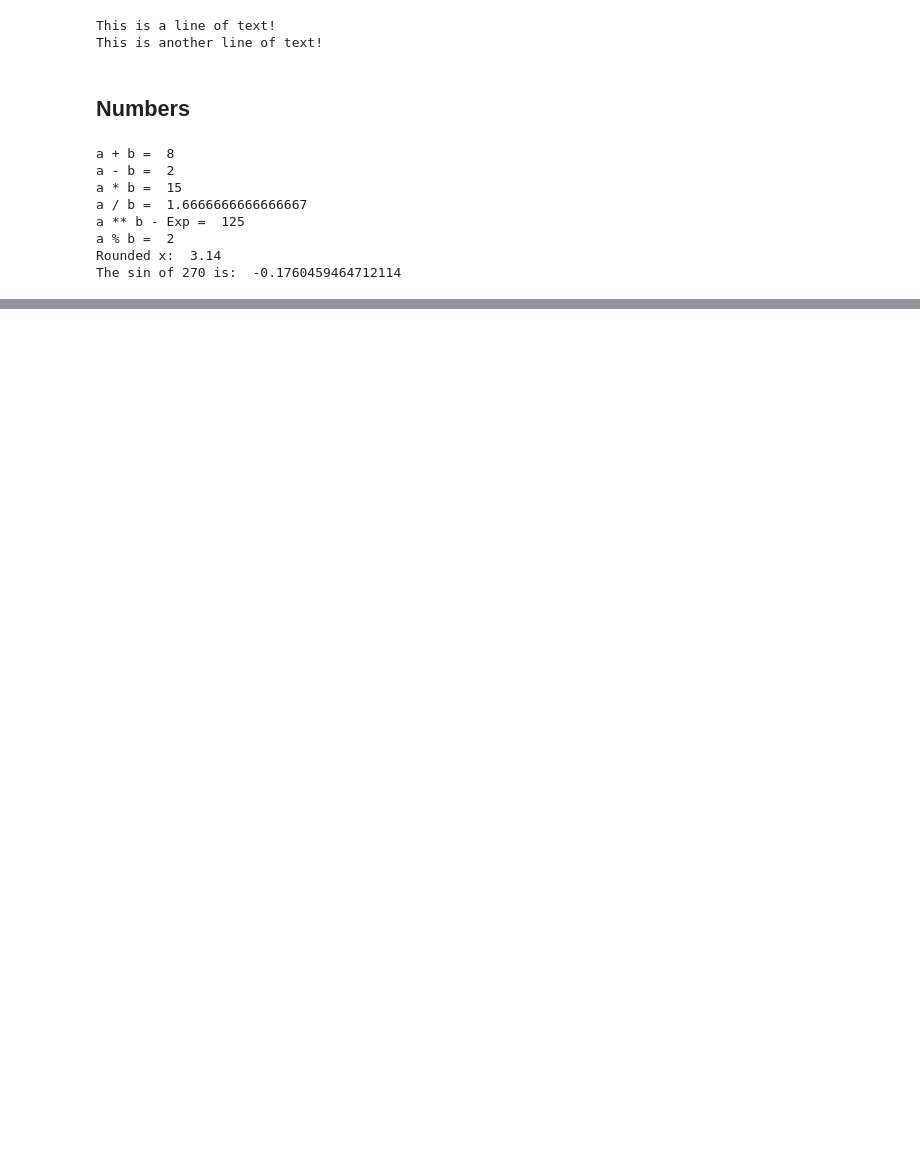
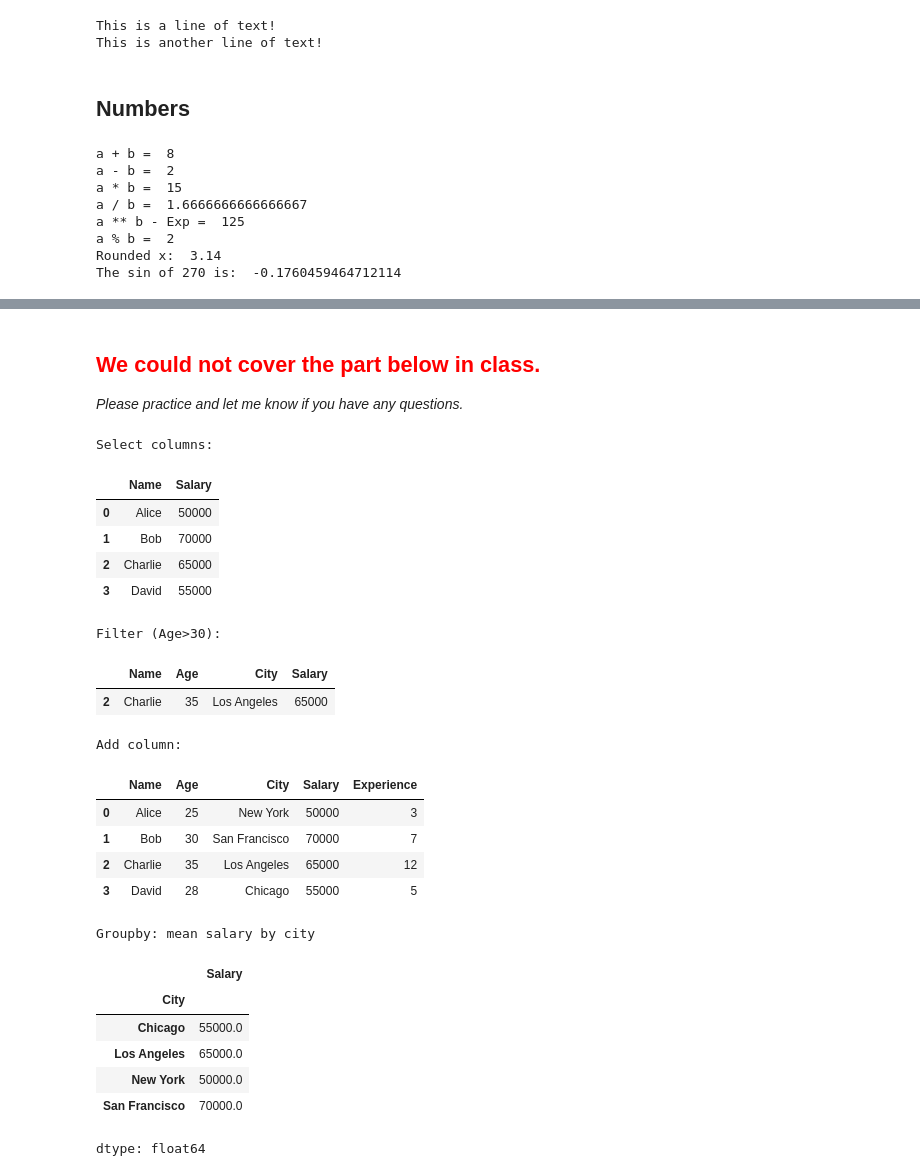
Before and after one commit to jenniferbleaux1/msa550-code-files-2025, a Jupyter notebook: notebooks/00_python_refresher.ipynb, the cells around one changed output, grey strips where cells are left out. Saved outputs shown, nothing was run; the diff lists cells and outputs as text; code cells hidden in the pictures; blank space fills up the shorter version.

Commit message:
Class content covered on Sept 3rd

```diff
--- a/notebooks/00_python_refresher.ipynb
+++ b/notebooks/00_python_refresher.ipynb
@@ -147,0 +334,16 @@ The sin of 270 is:  -0.1760459464712114
+# %%
+import pandas as pd
+import numpy as np
+
+
+data = {
+    'Name': ['Alice', 'Bob', 'Charlie', 'David'],
+    'Age': [25, 30, 35, 28],
+    'City': ['New York', 'San Francisco', 'Los Angeles', 'Chicago'],
+    'Salary': [50000, 70000, 65000, 55000]
+}
+
+
+df = pd.DataFrame(data)
+#print(df)
+display(df)
@@ -147,0 +379,41 @@ The sin of 270 is:  -0.1760459464712114
+# %% [markdown]
+## <font color='red'>We could not cover the part below in class. </font>
+*Please practice and let me know if you have any questions.*
+# %%
+### Select, filter, transform
+print("\nSelect columns:")
+display(df[["Name","Salary"]])   ##  Project two columns by name
+
+print("\nFilter (Age>30):")
+display(df[df["Age"]>30])       # Row filter using a boolean condition
+
+print("\nAdd column:")
+df["Experience"] = [3, 7, 12, 5]  # Create a new column from a list (must match length)
+display(df.head())
+
+print("\nGroupby: mean salary by city")
+display(df.groupby("City")["Salary"].mean())    # Aggregate after grouping by a categorical column
+# %% [output]
+Select columns:
+|  | Name | Salary |
+| 0 | Alice | 50000 |
+| 1 | Bob | 70000 |
+| 2 | Charlie | 65000 |
+| 3 | David | 55000 |
+Filter (Age>30):
+|  | Name | Age | City | Salary |
+| 2 | Charlie | 35 | Los Angeles | 65000 |
+Add column:
+|  | Name | Age | City | Salary | Experience |
+| 0 | Alice | 25 | New York | 50000 | 3 |
+| 1 | Bob | 30 | San Francisco | 70000 | 7 |
+| 2 | Charlie | 35 | Los Angeles | 65000 | 12 |
+| 3 | David | 28 | Chicago | 55000 | 5 |
+Groupby: mean salary by city
+|  | Salary |
+| City |  |
+| Chicago | 55000.0 |
+| Los Angeles | 65000.0 |
+| New York | 50000.0 |
+| San Francisco | 70000.0 |
+dtype: float64
```
Also changed, not shown: parts of 25 cells of this notebook.
